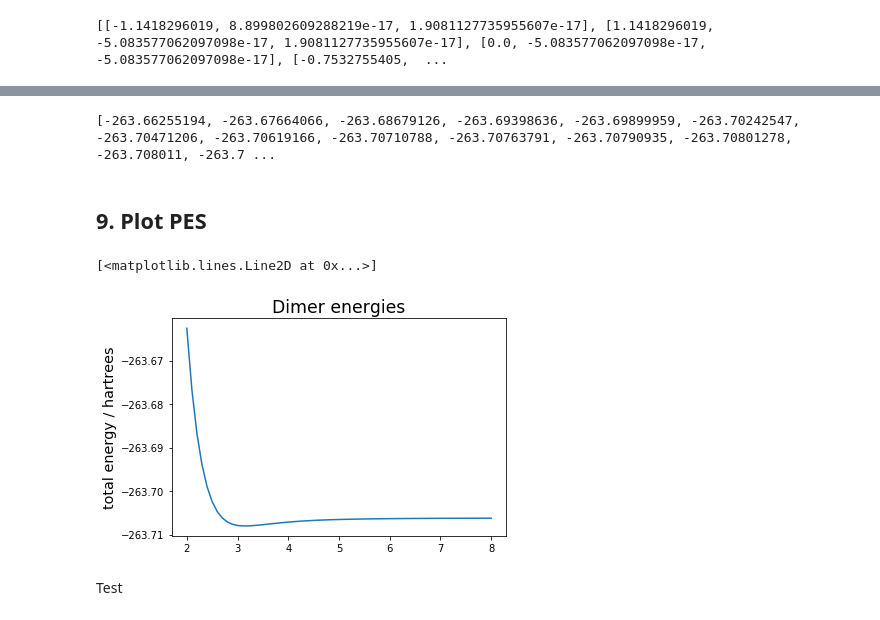
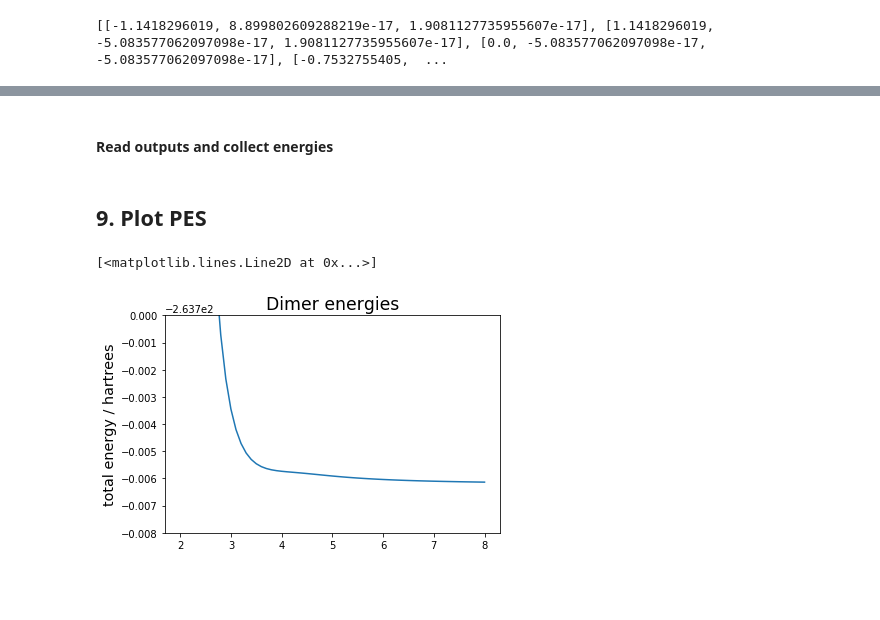
Before and after one commit to sodelab/pair, a Jupyter notebook: tools/notebook/pes-2b.ipynb, the cells around one changed output, grey strips where cells are left out. Saved outputs shown, nothing was run; the diff lists cells and outputs as text; code cells hidden in the pictures; blank space fills up the shorter version.

```diff
--- a/tools/notebook/pes-2b.ipynb
+++ b/tools/notebook/pes-2b.ipynb
@@ -733,10 +376,10 @@ for ID in range(2):
 **Run calculations**:
 # %%
 for ID in range(2):
-    run_input(ID,program)
-    #fut = molpro(ID, outputs=["molpro.%06d.out"%(ID), "molpro.%06d.xml"%(ID)],
-    #             stdout="molpro.%06d.stdout"%(ID),
-    #             stderr="molpro.%06d.stderr"%(ID))
+    #run_input(ID,program)
+    fut = molpro(ID, outputs=["molpro.%06d.out"%(ID), "molpro.%06d.xml"%(ID)],
+                     stdout="molpro.%06d.stdout"%(ID),
+                     stderr="molpro.%06d.stderr"%(ID))
 # %% [markdown]
 **Check status**:
 # %%
@@ -935,3 +536,3 @@ print(dimer_scans[1].coord)
 # %%
 for k,dscan in enumerate(dimer_scans): # loop over monomers
-    write_input(k+2,dscan,theory,basis,program,"None",f12,False)
+    write_input(k+3,dscan,theory,basis,program,"None",f12,False)
@@ -938,7 +541,7 @@ for k,dscan in enumerate(dimer_scans): # loop over monomers
 # %%
 for k in range(len(dimer_scans)):
-    run_input(k+2,program)
-    #fut = molpro(ID, outputs=["molpro.%06d.out"%(ID), "molpro.%06d.xml"%(ID)],
-    #             stdout="molpro.%06d.stdout"%(ID),
-    #             stderr="molpro.%06d.stderr"%(ID))
+    #run_input(k+3,program)
+    fut = molpro(k+3, outputs=["molpro.%06d.out"%(k+3), "molpro.%06d.xml"%(k+3)],
+                     stdout="molpro.%06d.stdout"%(k+3),
+                     stderr="molpro.%06d.stderr"%(k+3))
 # %%
@@ -946,21 +561,20 @@ for k in range(len(dimer_scans)):
+# %% [markdown]
+#### Read outputs and collect energies
 # %%
-y=[]
+x=[]
+nrg=[]
 for k,dscan in enumerate(dimer_scans): # loop over dimers
-    read_output(k+2,program,dscan)
-    y.append(dscan.energy['simple'])
+    read_output(k+3,program,dscan)
+    nrg.append(dscan.energy['simple'])
-# %% [output]
-[-263.66255194, -263.67664066, -263.68679126, -263.69398636, -263.69899959, -263.70242547, -263.70471206, -263.70619166, -263.70710788, -263.70763791, -263.70790935, -263.70801278, -263.708011, -263.7 ...
 # %% [markdown]
 ## 9. Plot PES
 # %%
 %matplotlib inline
 plt.figure()
 plt.title("Dimer energies", size='xx-large')
 plt.ylabel("total energy / hartrees", size='x-large')
-#plt.ylim([-376.7752,-376.772])
-plt.plot(variables[0].ranges,y)
+plt.ylim([-263.708,-263.70])
+plt.plot(variables[0].ranges,nrg)
 # %% [output]
 [<matplotlib.lines.Line2D at 0x...>]
-[figure, old version]
+[figure, new version]
-# %% [markdown]
-Test
```
Also changed, not shown: parts of 50 cells of this notebook, 2 other files.
